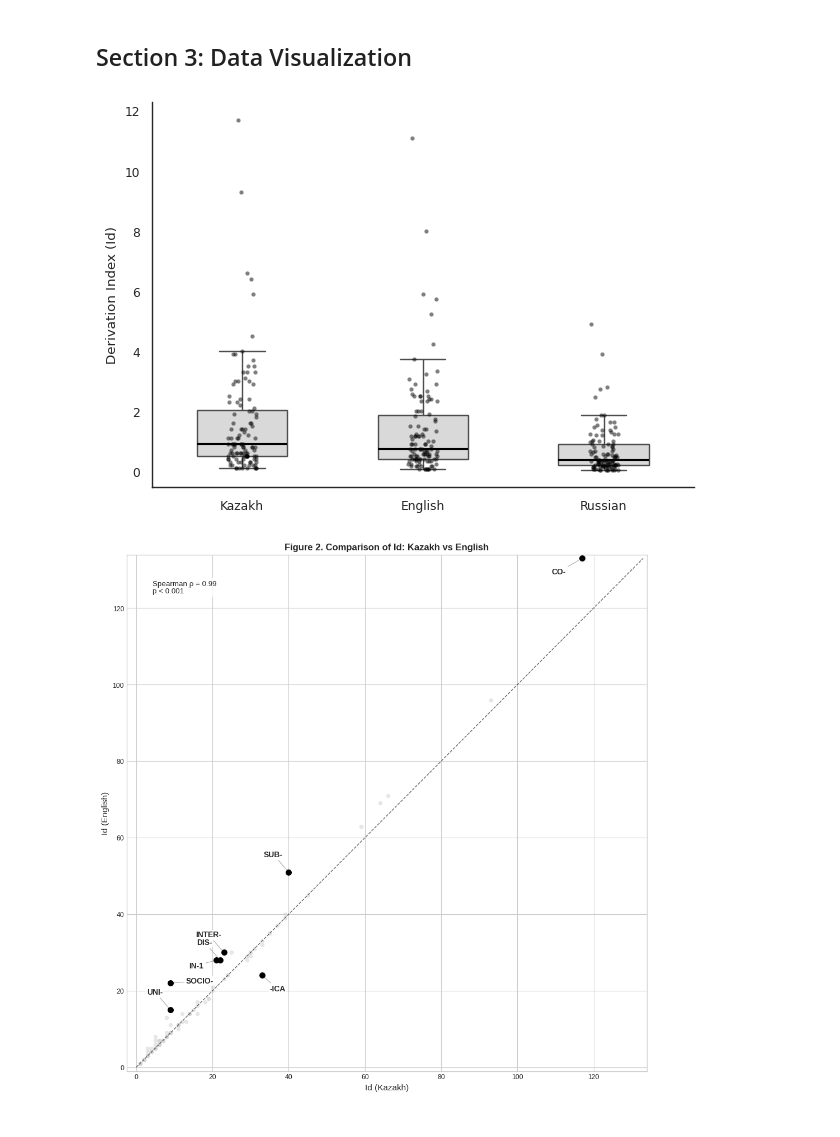
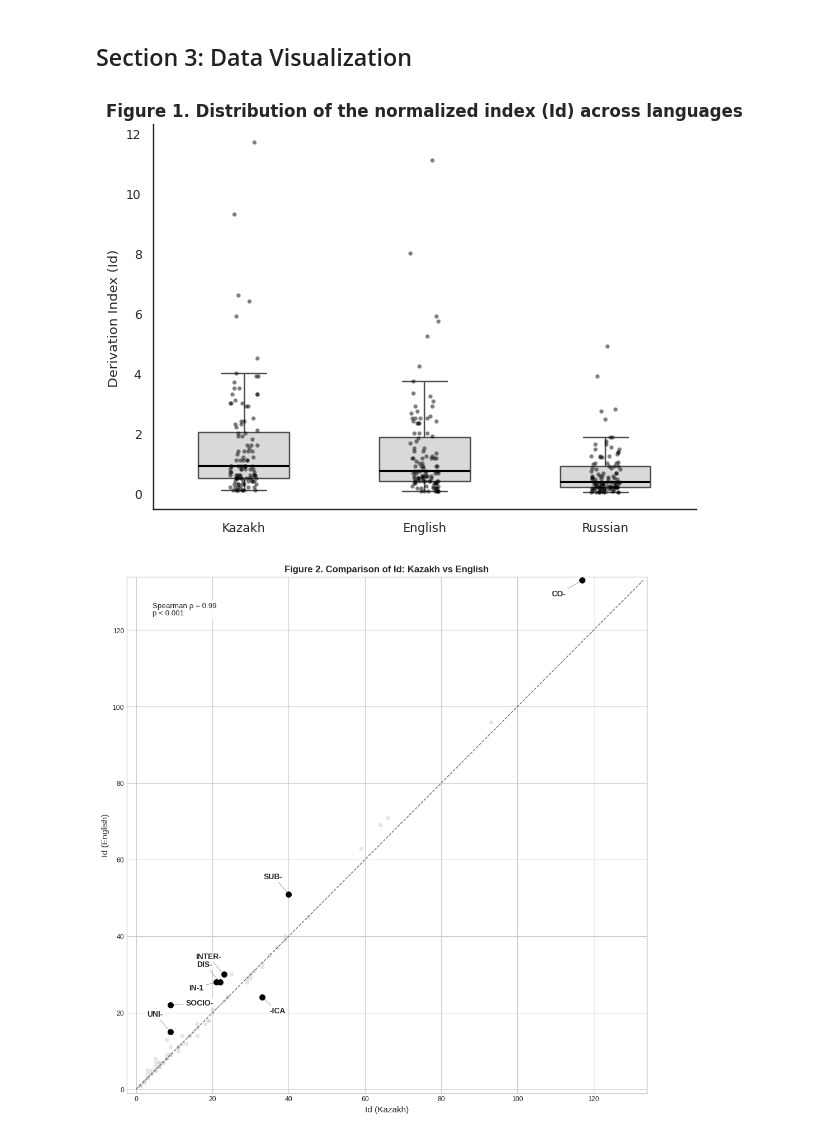
Before and after one commit to azamatovaibar-hub/Greco-Latin-Terminology-Analysis, a Jupyter notebook: notebooks/Lexical_Analysis_Kaz_Eng_Rus.ipynb, the cells around one changed output. Saved outputs shown, nothing was run; the diff lists cells and outputs as text; code cells hidden in the pictures.

```diff
--- a/notebooks/Lexical_Analysis_Kaz_Eng_Rus.ipynb
+++ b/notebooks/Lexical_Analysis_Kaz_Eng_Rus.ipynb
@@ -60,13 +62,14 @@ sns.boxplot(data=df_long_id, x="Language", y="Id", width=0.5, showfliers=False,
             boxprops=dict(edgecolor="#4D4D4D"), whiskerprops=dict(color="#4D4D4D"),
             capprops=dict(color="#4D4D4D"), medianprops=dict(color="#000000", linewidth=1.5))
 sns.stripplot(data=df_long_id, x="Language", y="Id", color="#000000", alpha=0.5, jitter=0.08, size=3)
+plt.title('Figure 1. Distribution of the normalized index (Id) across languages', fontsize=12, weight='bold')
 plt.ylabel("Derivation Index (Id)")
 plt.xlabel("")
 sns.despine()
 
-# Сохранение Fig 1
+
 if not os.path.exists('../results'): os.makedirs('../results', exist_ok=True)
-plt.savefig('../results/Figure_1_Distribution.png', dpi=300, bbox_inches='tight')
+plt.savefig('Figure_1_Distribution.png', dpi=300, bbox_inches='tight')
 plt.show()
 
 # ---  FIGURE 2: CROSS-LINGUISTIC COMPARISON (KZ vs EN) ---
@@ -82,34 +85,34 @@ plt.scatter(outliers['KZ'], outliers['EN'], s=50, color='black', edgecolor='blac
 
 max_val = max(df['KZ'].max(), df['EN'].max())
 plt.plot([0, max_val], [0, max_val], color='black', linestyle='--', linewidth=1, alpha=0.6)
 
 for i in range(len(outliers)):
     x, y, label = outliers.iloc[i]['KZ'], outliers.iloc[i]['EN'], outliers.iloc[i]['Morpheme']
     off_x, off_y, align = (-20 if y > x else 20), (20 if y > x else -20), 'center'
 
     if "SOCIO-" in label: off_x, off_y, align = 20, 0, 'left'
     elif "CO-" in label: off_x, off_y = -30, -20
     elif "IN-" in label: off_x, off_y, align = -35, -10, 'left'
     elif x < 2.5: off_x, off_y, align = 45, 15, 'left'
 
     plt.annotate(label, (x, y), textcoords="offset points", xytext=(off_x, off_y),
                  ha=align, fontsize=10, weight='bold',
                  bbox=dict(boxstyle="round,pad=0.1", fc="white", ec="none", alpha=0.9),
                  arrowprops=dict(arrowstyle='-', color='darkgrey', lw=0.8))
 
 plt.xlim(-2.5, max_val + 1)
 plt.ylim(-1.0, max_val + 1)
 plt.text(0.05, 0.95, f'Spearman ρ = {rho:.2f}\np < 0.001', transform=plt.gca().transAxes,
          verticalalignment='top', bbox=dict(boxstyle='round', facecolor='white', alpha=0.8))
 
 plt.title('Figure 2. Comparison of Id: Kazakh vs English', fontsize=12, weight='bold')
 plt.xlabel('Id (Kazakh)', fontsize=11)
 plt.ylabel('Id (English)', fontsize=11)
 
-# Сохранение Fig 2
+
 if not os.path.exists('../results'): os.makedirs('../results', exist_ok=True)
-plt.savefig('../results/Figure_2_Comparison.png', dpi=300, bbox_inches='tight')
+plt.savefig('Figure_2_Comparison.png', dpi=300, bbox_inches='tight')
 plt.show()
 # %% [output]
-[figure, old version]
+[figure, new version]
 [figure]
```
Also changed, not shown: parts of 2 cells of this notebook.
